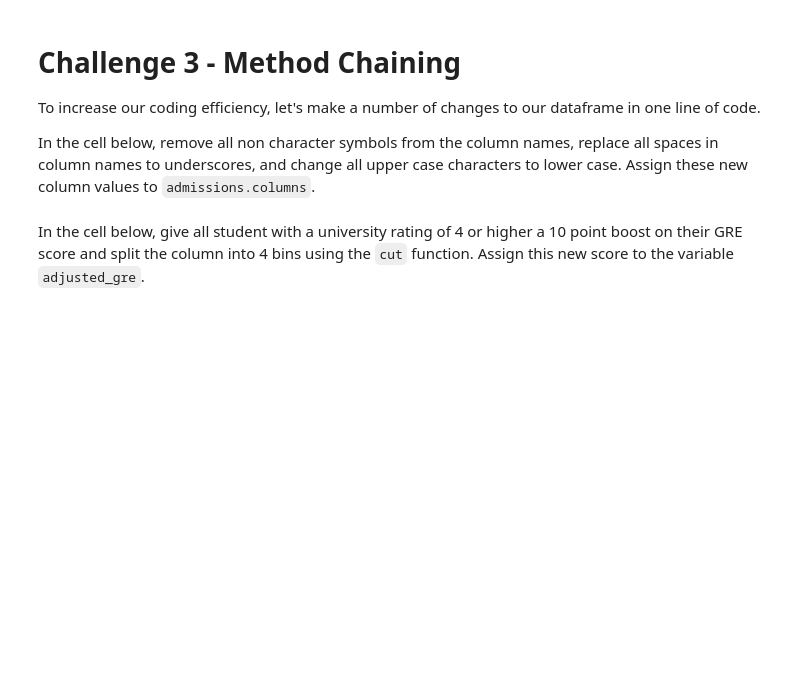
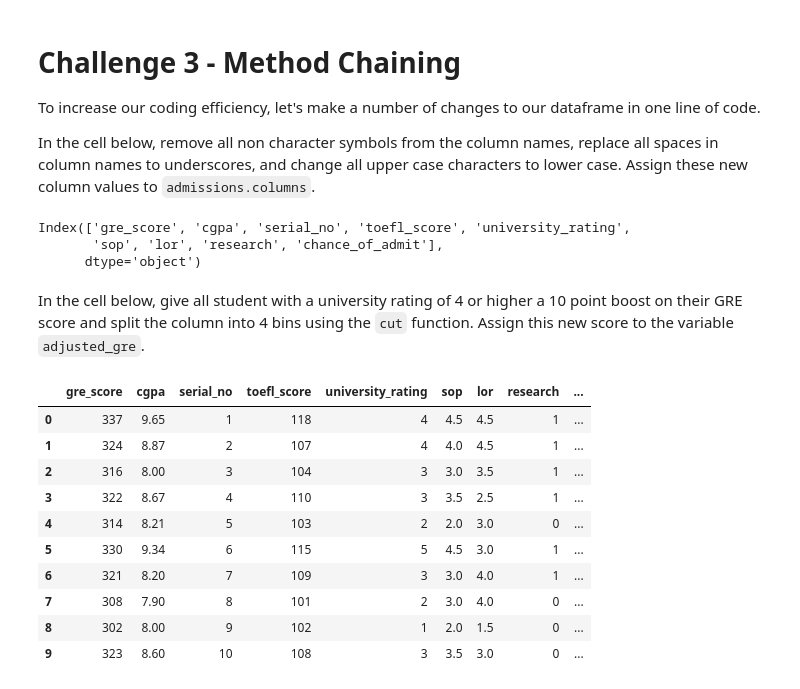
Before and after one commit to ironhack-datalabs/dataV2-labs, a Jupyter notebook: module-2/Advanced-Pandas/your-code/main.ipynb, the cells around one changed output. Drawn from its saved outputs; the diff is of its cells as text; code cells hidden in the pictures; blank space fills up the shorter version.

```diff
--- a/module-2/Advanced-Pandas/your-code/main.ipynb
+++ b/module-2/Advanced-Pandas/your-code/main.ipynb
@@ -43,0 +82,4 @@ Now change the index back to a sequence starting at zero using the `reset_index`
+# %%
+admissions.set_index(['GRE Score', 'CGPA'], inplace=True)
+# %%
+admissions.reset_index(inplace=True)
@@ -87,0 +140,2 @@ Now create the deciding column using the `lookup` function. The lookup column is
+# %%
+admissions = admissions.assign(deciding_column = admissions.lookup(admissions.index, decision_choice))
@@ -104,2 +158,13 @@ In the cell below, remove all non character symbols from the column names, repla
+# %%
+import re
+
+admissions.columns = [re.sub("[^\w\s]", "", admissions.columns[i]).replace(" ", "_").lower()
+                      for i in range(len(list(admissions.columns)))]
+
+admissions.columns
+# %% [output]
+Index(['gre_score', 'cgpa', 'serial_no', 'toefl_score', 'university_rating',
+       'sop', 'lor', 'research', 'chance_of_admit'],
+      dtype='object')
 # %% [markdown]
 In the cell below, give all student with a university rating of 4 or higher a 10 point boost on their GRE score and split the column into 4 bins using the `cut` function. Assign this new score to the variable `adjusted_gre`.
@@ -107,0 +171,16 @@ In the cell below, give all student with a university rating of 4 or higher a 10
+# %%
+admissions['adjusted_gre'] = pd.cut(np.where(admissions['university_rating']>=4, (admissions['gre_score']+10), admissions['gre_score']), bins=4)
+
+admissions.head(10)
+# %% [output]
+|  | gre_score | cgpa | serial_no | toefl_score | university_rating | sop | lor | research | ... |
+| 0 | 337 | 9.65 | 1 | 118 | 4 | 4.5 | 4.5 | 1 | ... |
+| 1 | 324 | 8.87 | 2 | 107 | 4 | 4.0 | 4.5 | 1 | ... |
+| 2 | 316 | 8.00 | 3 | 104 | 3 | 3.0 | 3.5 | 1 | ... |
+| 3 | 322 | 8.67 | 4 | 110 | 3 | 3.5 | 2.5 | 1 | ... |
+| 4 | 314 | 8.21 | 5 | 103 | 2 | 2.0 | 3.0 | 0 | ... |
+| 5 | 330 | 9.34 | 6 | 115 | 5 | 4.5 | 3.0 | 1 | ... |
+| 6 | 321 | 8.20 | 7 | 109 | 3 | 3.0 | 4.0 | 1 | ... |
+| 7 | 308 | 7.90 | 8 | 101 | 2 | 3.0 | 4.0 | 0 | ... |
+| 8 | 302 | 8.00 | 9 | 102 | 1 | 2.0 | 1.5 | 0 | ... |
+| 9 | 323 | 8.60 | 10 | 108 | 3 | 3.5 | 3.0 | 0 | ... |
```
Also changed, not shown: parts of 26 cells of this notebook.
